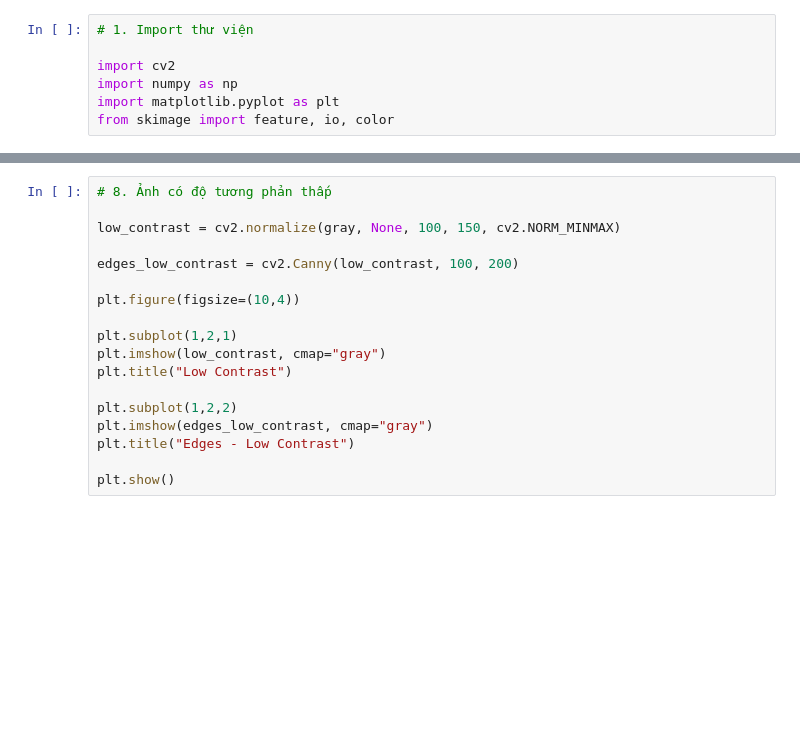
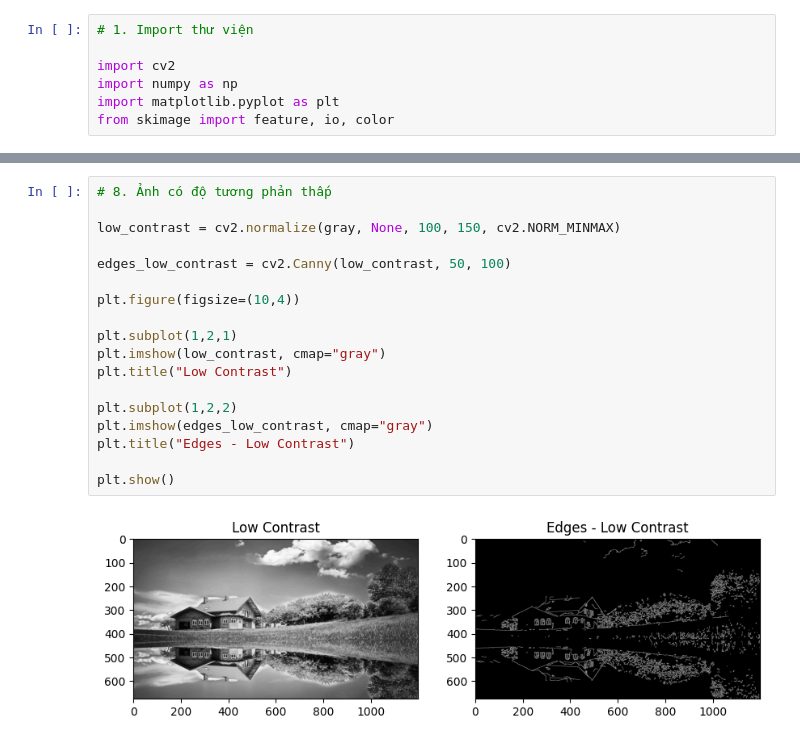
Before and after one commit to hongnhuanwork/IPCV_Group3_Lab, a Jupyter notebook: lab03/lab03.ipynb, the cells around one changed output, grey strips where cells are left out. Drawn from its saved outputs; the diff is of its cells as text; blank space fills up the shorter version.

```diff
--- a/lab03/lab03.ipynb
+++ b/lab03/lab03.ipynb
@@ -96,21 +111,23 @@ plt.show()
 # %%
 # 8. Ảnh có độ tương phản thấp
 
 low_contrast = cv2.normalize(gray, None, 100, 150, cv2.NORM_MINMAX)
 
-edges_low_contrast = cv2.Canny(low_contrast, 100, 200)
+edges_low_contrast = cv2.Canny(low_contrast, 50, 100)
 
 plt.figure(figsize=(10,4))
 
 plt.subplot(1,2,1)
 plt.imshow(low_contrast, cmap="gray")
 plt.title("Low Contrast")
 
 plt.subplot(1,2,2)
 plt.imshow(edges_low_contrast, cmap="gray")
 plt.title("Edges - Low Contrast")
 
 plt.show()
+# %% [output]
+[figure, added]
 # %%
 # 9. Kết hợp Canny với phân đoạn ảnh (Threshold segmentation)
 
```
Also changed, not shown: parts of 9 cells of this notebook, 3 other files.
